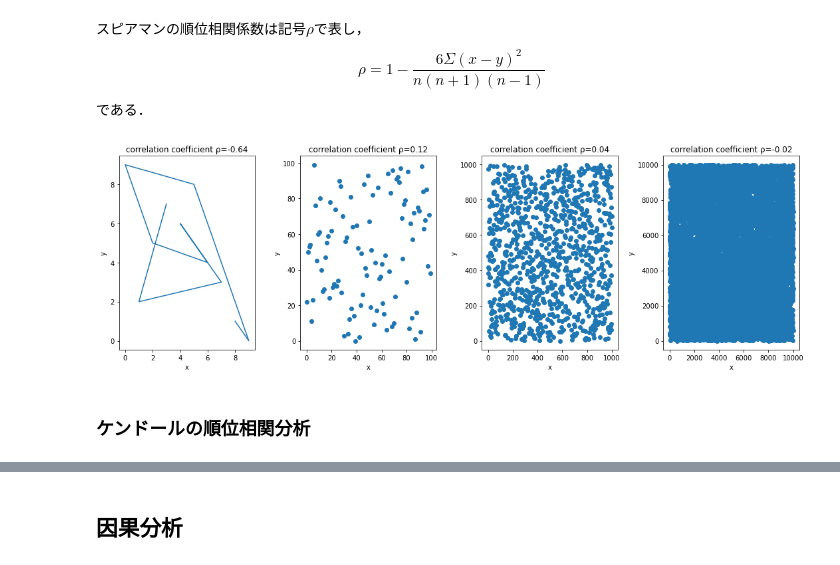
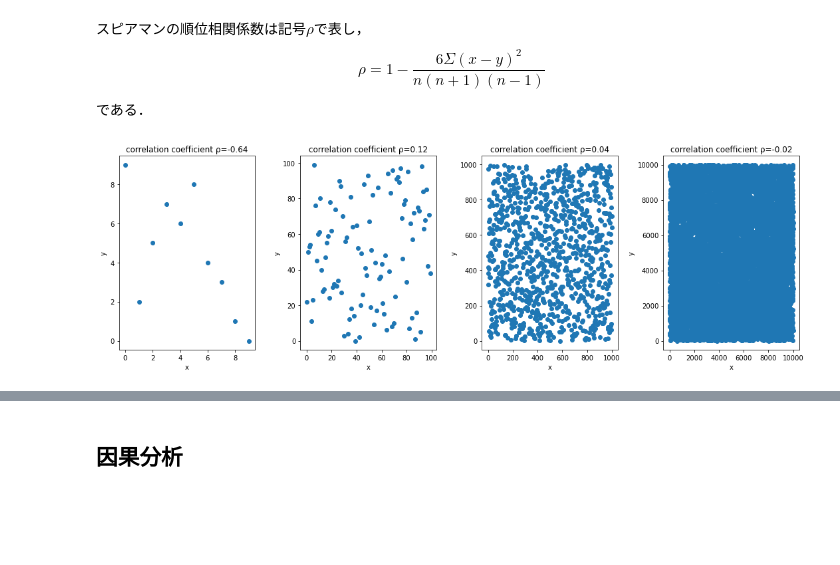
Before and after one commit to ryoma-jp/samples, a Jupyter notebook: python/correlation-analysis_causal-analysis/correlation-analysis_causal-analysis.ipynb, the cells around one changed output, grey strips where cells are left out. Saved outputs shown, nothing was run; the diff lists cells and outputs as text; code cells hidden in the pictures; blank space fills up the shorter version.

```diff
--- a/python/correlation-analysis_causal-analysis/correlation-analysis_causal-analysis.ipynb
+++ b/python/correlation-analysis_causal-analysis/correlation-analysis_causal-analysis.ipynb
@@ -215,34 +217,32 @@ ax1 = fig.add_subplot(1, 4, 1)
 ax1.set_xlabel("x")
 ax1.set_ylabel("y")
 ax1.set_title("correlation coefficient ρ={:.2f}".format(correlation))
-ax1.plot(x, y)
+ax1.scatter(x, y)
 
 x, y, correlation = get_spearman_correlation(100)
 ax2 = fig.add_subplot(1, 4, 2)
 ax2.set_xlabel("x")
 ax2.set_ylabel("y")
 ax2.set_title("correlation coefficient ρ={:.2f}".format(correlation))
 ax2.scatter(x, y)
 
 x, y, correlation = get_spearman_correlation(1000)
 ax3 = fig.add_subplot(1, 4, 3)
 ax3.set_xlabel("x")
 ax3.set_ylabel("y")
 ax3.set_title("correlation coefficient ρ={:.2f}".format(correlation))
 ax3.scatter(x, y)
 
 x, y, correlation = get_spearman_correlation(10000)
 ax4 = fig.add_subplot(1, 4, 4)
 ax4.set_xlabel("x")
 ax4.set_ylabel("y")
 ax4.set_title("correlation coefficient ρ={:.2f}".format(correlation))
 ax4.scatter(x, y)
 
 plt.tight_layout()
 plt.show()
 
 plt.close()
 # %% [output]
-[figure, old version]
+[figure, new version]
-# %% [markdown]
-### ケンドールの順位相関分析
```
Also changed, not shown: parts of 5 cells of this notebook.
